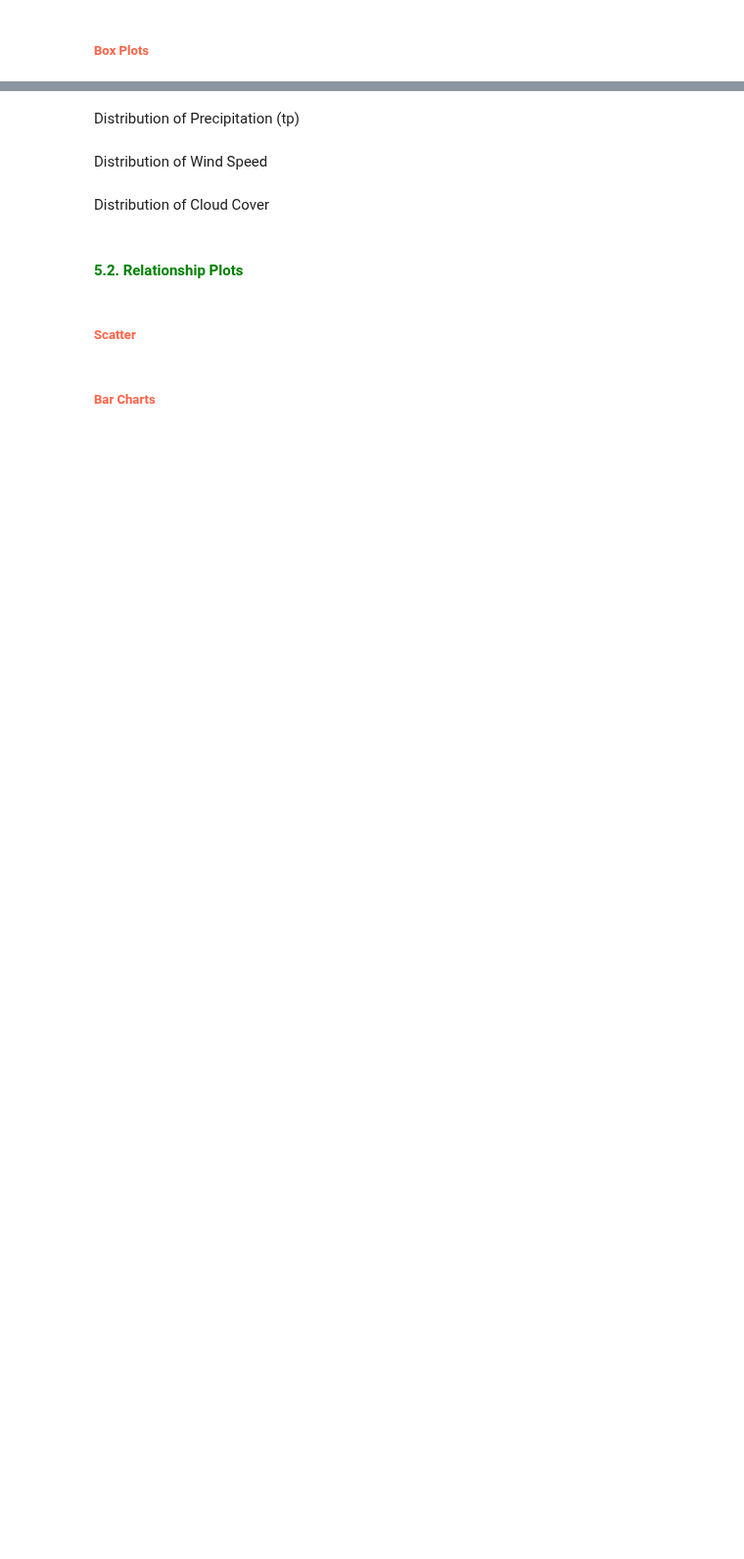
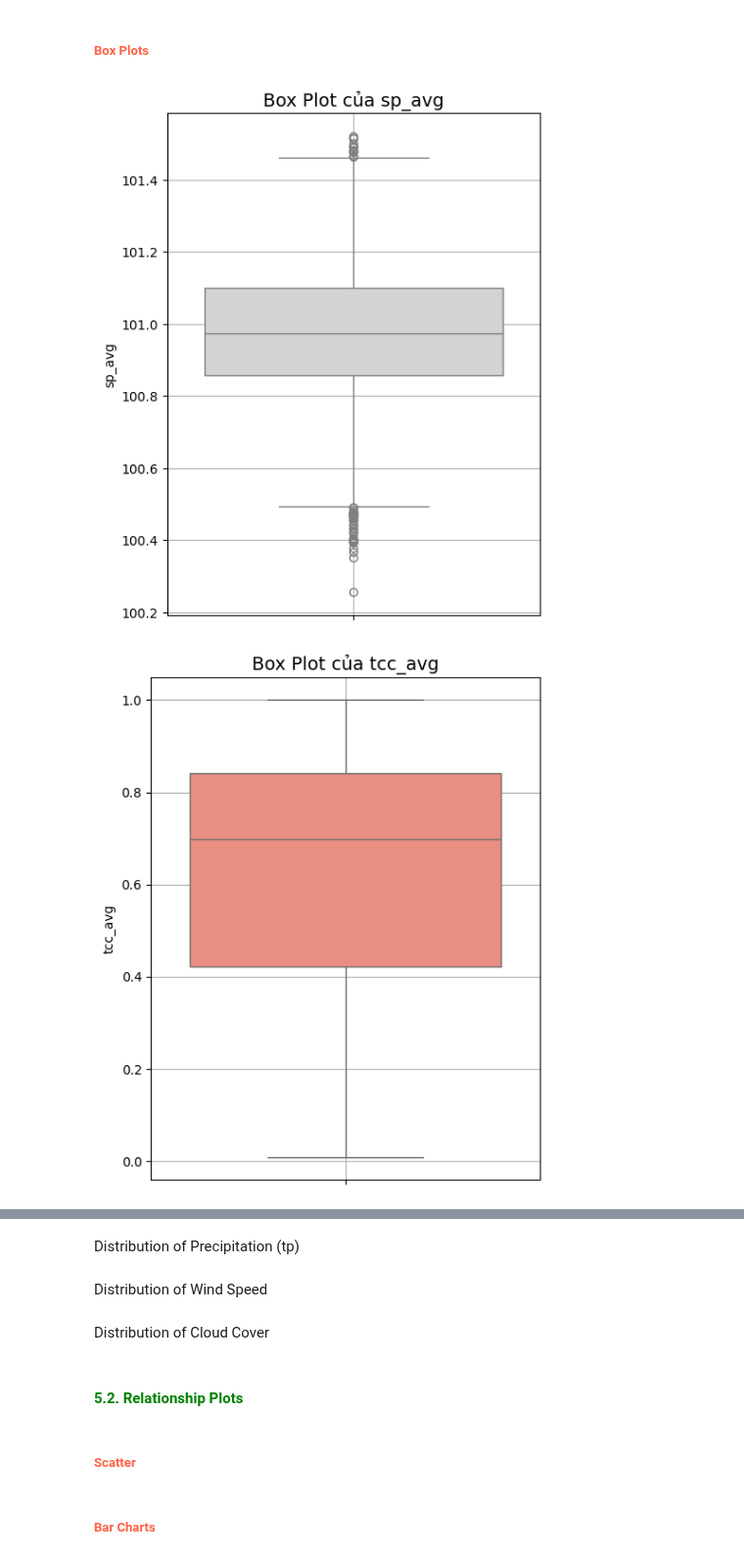
Before and after one commit to gamethu/TSF_Github, a Jupyter notebook: Drafts/Temp Prediction/notebooks/1. eda.ipynb, the cells around one changed output, grey strips where cells are left out. Shown at 98% size. Cells and saved outputs as stored; diff of their text form; code cells hidden in the pictures; blank space fills up the shorter version.

```diff
--- a/Drafts/Temp Prediction/notebooks/1. eda.ipynb
+++ b/Drafts/Temp Prediction/notebooks/1. eda.ipynb
@@ -364,24 +364,25 @@ This will become an error in seaborn v0.14.0; please update your code.
 # %%
 # Danh sách các biến cần vẽ box plot
 variables = [
-    'sp', 'tcc', 'tp', 'u10', 'v10', 'wind_speed', 'wind_direction_deg'
+    'sp_avg','tcc_avg','tp_sum','wind_speed_avg','wind_direction_deg_avg'
 ]
 
 colors = {
-    'sp': 'lightgray',
-    'tcc': 'salmon',
-    'tp': 'royalblue',
-    'u10': 'orange',
-    'v10': 'purple',
-    'wind_speed': 'mediumseagreen',
-    'wind_direction_deg': 'gold'
+    'sp_avg': 'lightgray',
+    'tcc_avg': 'salmon',
+    'tp_sum': 'royalblue',
+    'wind_speed_avg': 'mediumseagreen',
+    'wind_direction_deg_avg': 'gold'
 }
 
 for var in variables:
     plt.figure(figsize=(5, 6))
     sns.boxplot(y=df[var], color=colors[var])
     plt.title(f"Box Plot của {var}", fontsize=14)
     plt.ylabel(var)
     plt.grid(True)
     plt.tight_layout()
     plt.show()
+# %% [output]
+[figure, added]
+[figure, added]
```
Also changed, not shown: parts of 18 cells of this notebook, 9 other files.
